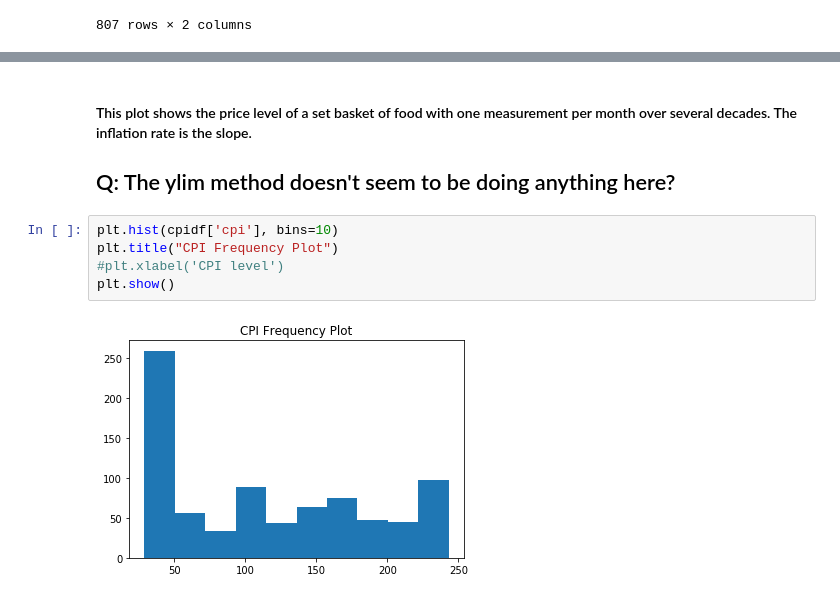
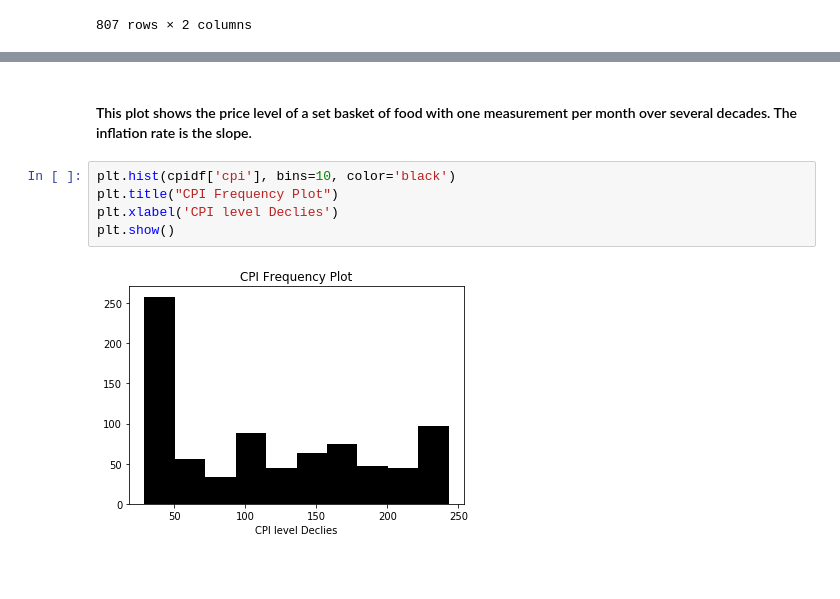
Before and after one commit to chrisoyer/thinkful_notes, a Jupyter notebook: Food Inflation plots.ipynb, the cells around one changed output, grey strips where cells are left out. Saved outputs shown, nothing was run; the diff lists cells and outputs as text; blank space fills up the shorter version.

```diff
--- a/Food Inflation plots.ipynb
+++ b/Food Inflation plots.ipynb
@@ -865,11 +871,9 @@ plt.show()
 # %% [markdown]
 #### This plot shows the price level of a set basket of food with one measurement per month over several decades. The inflation rate is the slope.
-
-## Q: The ylim method doesn't seem to be doing anything here?
 # %%
-plt.hist(cpidf['cpi'], bins=10)
+plt.hist(cpidf['cpi'], bins=10, color='black')
 plt.title("CPI Frequency Plot")
-#plt.xlabel('CPI level')
+plt.xlabel('CPI level Declies')
 plt.show()
 # %% [output]
-[figure, old version]
+[figure, new version]
```
Also changed, not shown: parts of 9 cells of this notebook.
